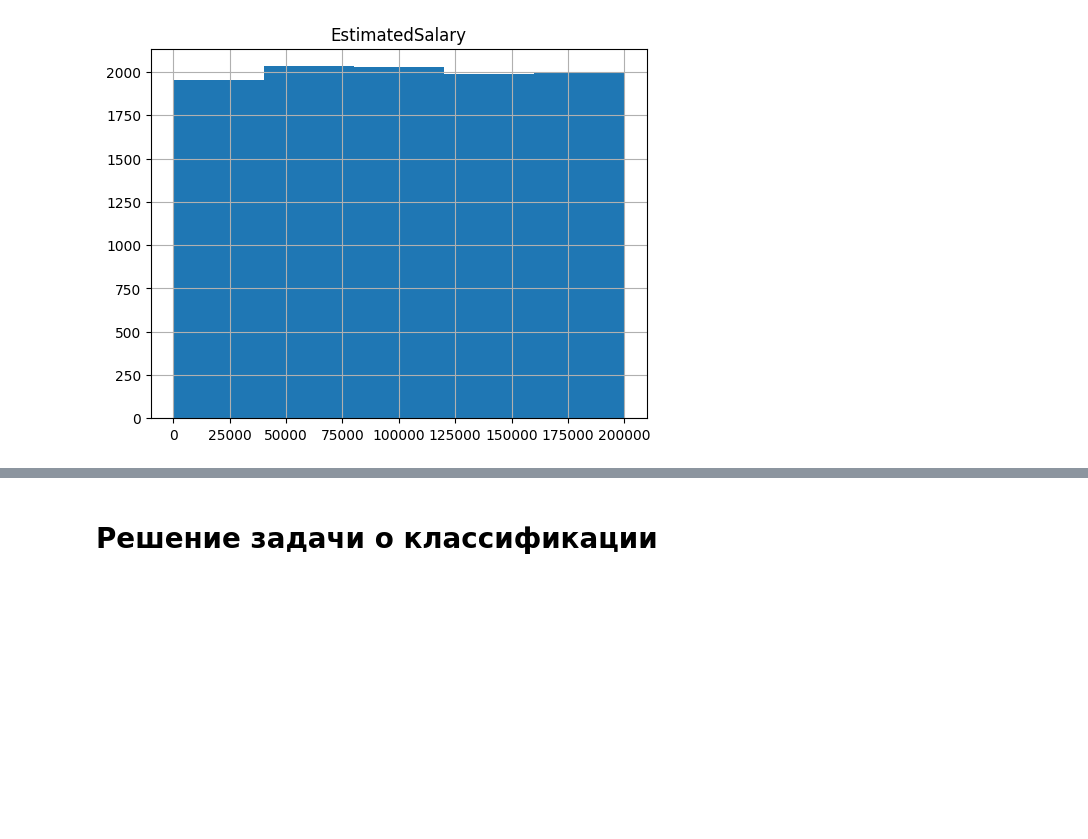
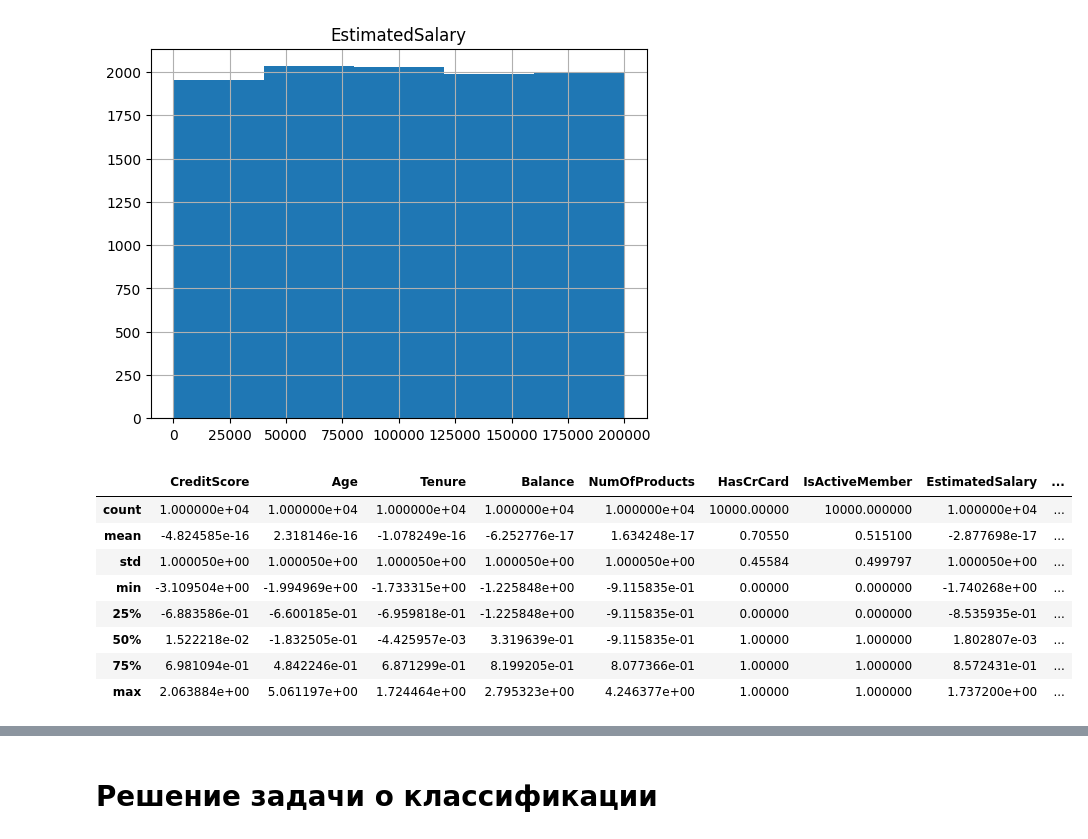
Before and after one commit to Miyakerin/vvnod-project-1, a Jupyter notebook: notebook.ipynb, the cells around one changed output, grey strips where cells are left out. Saved outputs shown, nothing was run; the diff lists cells and outputs as text; code cells hidden in the pictures; blank space fills up the shorter version.

```diff
--- a/notebook.ipynb
+++ b/notebook.ipynb
@@ -101,0 +110,12 @@ for non_cat_column in non_cat_columns:
+# %%
+df.describe()
+# %% [output]
+|  | CreditScore | Age | Tenure | Balance | NumOfProducts | HasCrCard | IsActiveMember | EstimatedSalary | ... |
+| count | 1.000000e+04 | 1.000000e+04 | 1.000000e+04 | 1.000000e+04 | 1.000000e+04 | 10000.00000 | 10000.000000 | 1.000000e+04 | ... |
+| mean | -4.824585e-16 | 2.318146e-16 | -1.078249e-16 | -6.252776e-17 | 1.634248e-17 | 0.70550 | 0.515100 | -2.877698e-17 | ... |
+| std | 1.000050e+00 | 1.000050e+00 | 1.000050e+00 | 1.000050e+00 | 1.000050e+00 | 0.45584 | 0.499797 | 1.000050e+00 | ... |
+| min | -3.109504e+00 | -1.994969e+00 | -1.733315e+00 | -1.225848e+00 | -9.115835e-01 | 0.00000 | 0.000000 | -1.740268e+00 | ... |
+| 25% | -6.883586e-01 | -6.600185e-01 | -6.959818e-01 | -1.225848e+00 | -9.115835e-01 | 0.00000 | 0.000000 | -8.535935e-01 | ... |
+| 50% | 1.522218e-02 | -1.832505e-01 | -4.425957e-03 | 3.319639e-01 | -9.115835e-01 | 1.00000 | 1.000000 | 1.802807e-03 | ... |
+| 75% | 6.981094e-01 | 4.842246e-01 | 6.871299e-01 | 8.199205e-01 | 8.077366e-01 | 1.00000 | 1.000000 | 8.572431e-01 | ... |
+| max | 2.063884e+00 | 5.061197e+00 | 1.724464e+00 | 2.795323e+00 | 4.246377e+00 | 1.00000 | 1.000000 | 1.737200e+00 | ... |
```
Also changed, not shown: parts of 25 cells of this notebook.
